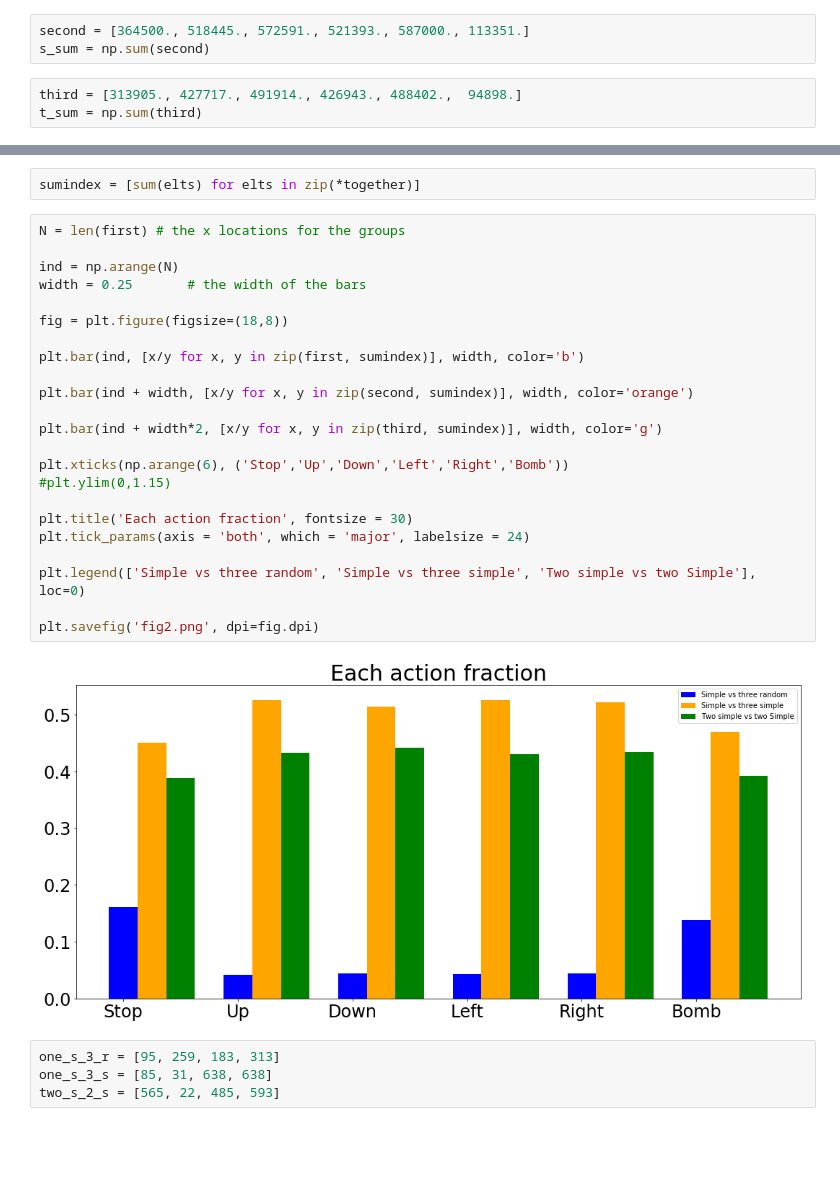
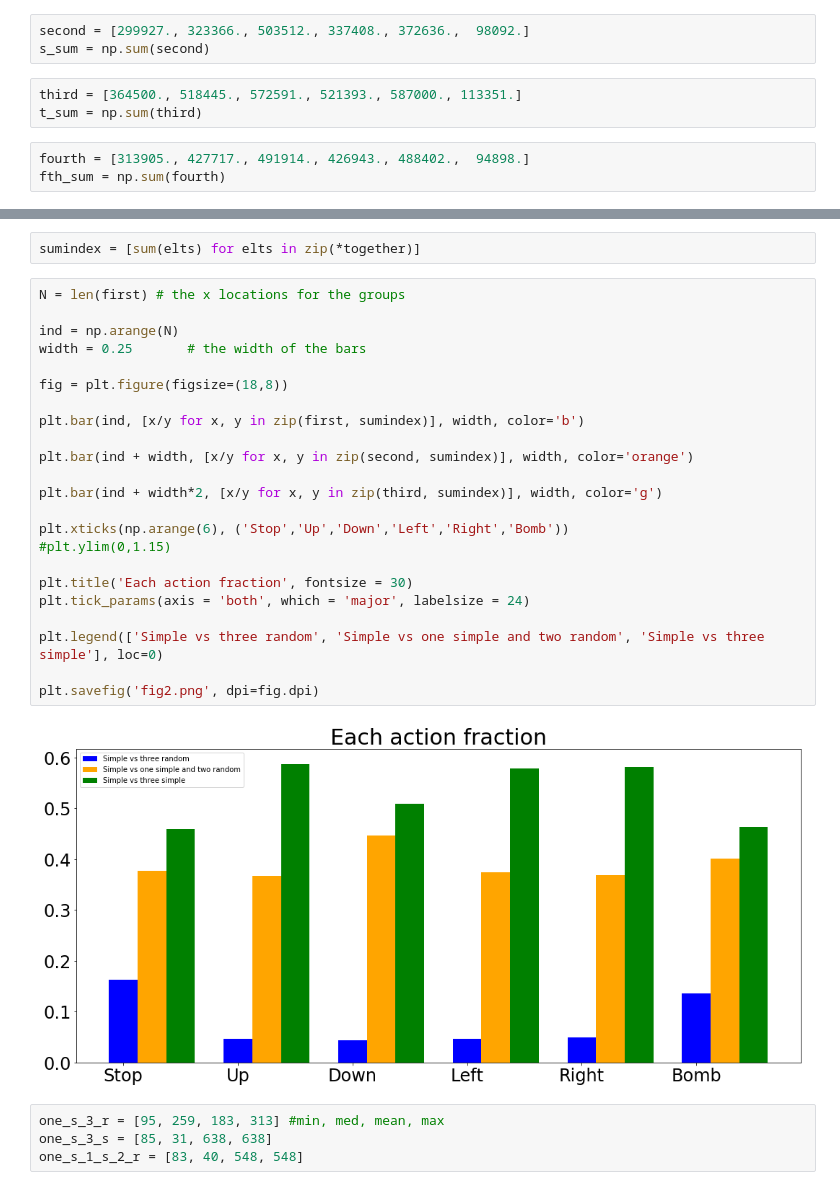
Before and after one commit to eugene/pommerman, a Jupyter notebook: Construct Baseline/Generate Data Agent 0-Plots.ipynb, the cells around one changed output, grey strips where cells are left out. Saved outputs shown, nothing was run; the diff lists cells and outputs as text; blank space fills up the shorter version.

```diff
--- a/Construct Baseline/Generate Data Agent 0-Plots.ipynb
+++ b/Construct Baseline/Generate Data Agent 0-Plots.ipynb
@@ -12,12 +12,15 @@ from collections import Counter
 # %%
 first = [129680.,  40515.,  49923.,  42435.,  49994.,  33249.]
 f_sum = np.sum(first)
+# %%
+second = [299927., 323366., 503512., 337408., 372636.,  98092.]
+s_sum = np.sum(second)
 # %%
-second = [364500., 518445., 572591., 521393., 587000., 113351.]
-s_sum = np.sum(second)
+third = [364500., 518445., 572591., 521393., 587000., 113351.]
+t_sum = np.sum(third)
 # %%
-third = [313905., 427717., 491914., 426943., 488402.,  94898.]
-t_sum = np.sum(third)
+fourth = [313905., 427717., 491914., 426943., 488402.,  94898.]
+fth_sum = np.sum(fourth)
 # %%
 N = len(first) # the x locations for the groups
 
@@ -48,30 +51,30 @@ sumindex = [sum(elts) for elts in zip(*together)]
 # %%
 N = len(first) # the x locations for the groups
 
 ind = np.arange(N)
 width = 0.25       # the width of the bars
 
 fig = plt.figure(figsize=(18,8))
 
 plt.bar(ind, [x/y for x, y in zip(first, sumindex)], width, color='b')
 
 plt.bar(ind + width, [x/y for x, y in zip(second, sumindex)], width, color='orange')
 
 plt.bar(ind + width*2, [x/y for x, y in zip(third, sumindex)], width, color='g')
 
 plt.xticks(np.arange(6), ('Stop','Up','Down','Left','Right','Bomb'))
 #plt.ylim(0,1.15)
 
 plt.title('Each action fraction', fontsize = 30)
 plt.tick_params(axis = 'both', which = 'major', labelsize = 24)
 
-plt.legend(['Simple vs three random', 'Simple vs three simple', 'Two simple vs two Simple'], loc=0)
+plt.legend(['Simple vs three random', 'Simple vs one simple and two random', 'Simple vs three simple'], loc=0)
 
 plt.savefig('fig2.png', dpi=fig.dpi)
 # %% [output]
-[figure, old version]
+[figure, new version]
 # %%
-one_s_3_r = [95, 259, 183, 313]
+one_s_3_r = [95, 259, 183, 313] #min, med, mean, max
 one_s_3_s = [85, 31, 638, 638]
-two_s_2_s = [565, 22, 485, 593]
+one_s_1_s_2_r = [83, 40, 548, 548]
 # %%
```
Also changed, not shown: parts of 2 cells of this notebook, 2 other files.
